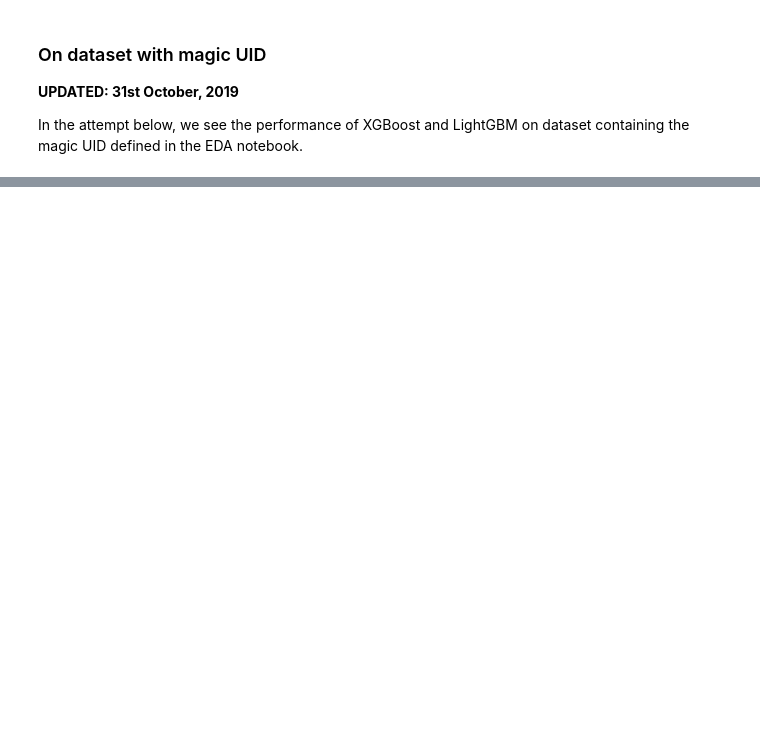
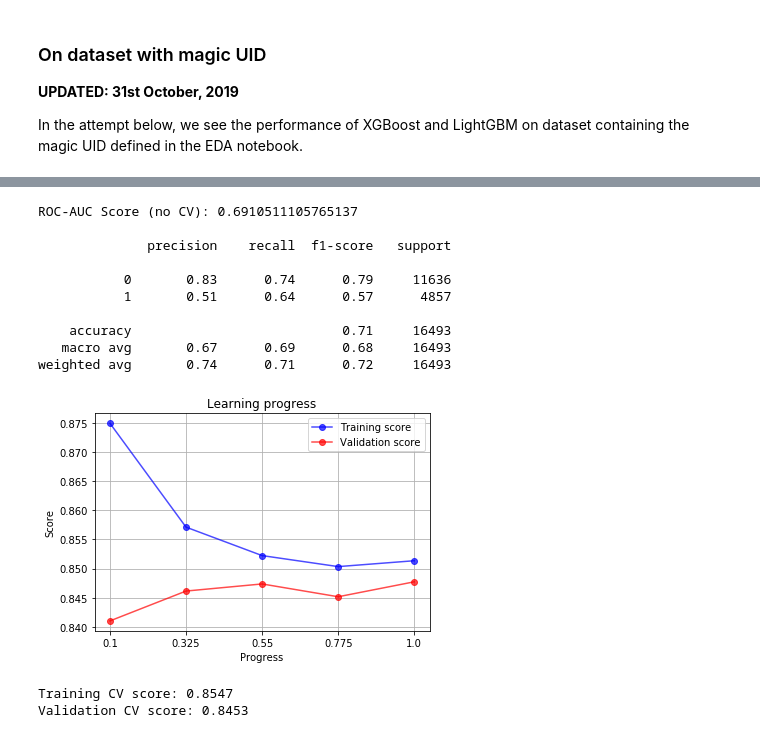
Before and after one commit to AbhishekSureddy/MS4610-Project-2020, a Jupyter notebook: code/ModelSelection.ipynb, the cells around one changed output, grey strips where cells are left out. Cells and saved outputs as stored; diff of their text form; code cells hidden in the pictures; blank space fills up the shorter version.

```diff
--- a/code/ModelSelection.ipynb
+++ b/code/ModelSelection.ipynb
@@ -850,0 +1625,5 @@ weighted avg       0.83      0.82      0.82     23507
+# %%
+# Get data in required form
+
+train_mf = pd.read_csv(".././mod_data/train_final.csv")
+test_mf = pd.read_csv(".././mod_data/test_final.csv")
@@ -850,0 +1691,46 @@ weighted avg       0.83      0.82      0.82     23507
+# %%
+# How does LightGBM perform?
+
+# Features and target are defined
+y_train = train_mf.default_ind.values
+X_train = train_mf.drop(['default_ind'], axis=1).values
+
+# Load testing data
+y_val = test_mf.default_ind.values
+X_val = test_mf.drop('default_ind', axis=1).values
+
+# Model definition and training
+model = LGBMClassifier(n_estimators=50,
+                       max_depth=3,
+                       learning_rate=0.05,
+                       objective='binary',
+                       metric='auc',
+                       random_state=123)
+
+model.fit(X_train, y_train)
+
+# Prediction
+preds = model.predict(X_val)
+
+# Scoring
+score = roc_auc_score(y_val, preds)
+print("ROC-AUC Score (no CV): {}".format(score))
+print('')
+print(classification_report(y_val, preds))
+
+# Show learning progress
+learn_progress(model, X_train, y_train, res=5, scoring='roc_auc', cv=2) error
+# %% [output]
+ROC-AUC Score (no CV): 0.6910511105765137
+
+              precision    recall  f1-score   support
+
+           0       0.83      0.74      0.79     11636
+           1       0.51      0.64      0.57      4857
+
+    accuracy                           0.71     16493
+   macro avg       0.67      0.69      0.68     16493
+weighted avg       0.74      0.71      0.72     16493
+[figure, added]
+Training CV score: 0.8547
+Validation CV score: 0.8453
```
Also changed, not shown: parts of 52 cells of this notebook, 9 other files.
